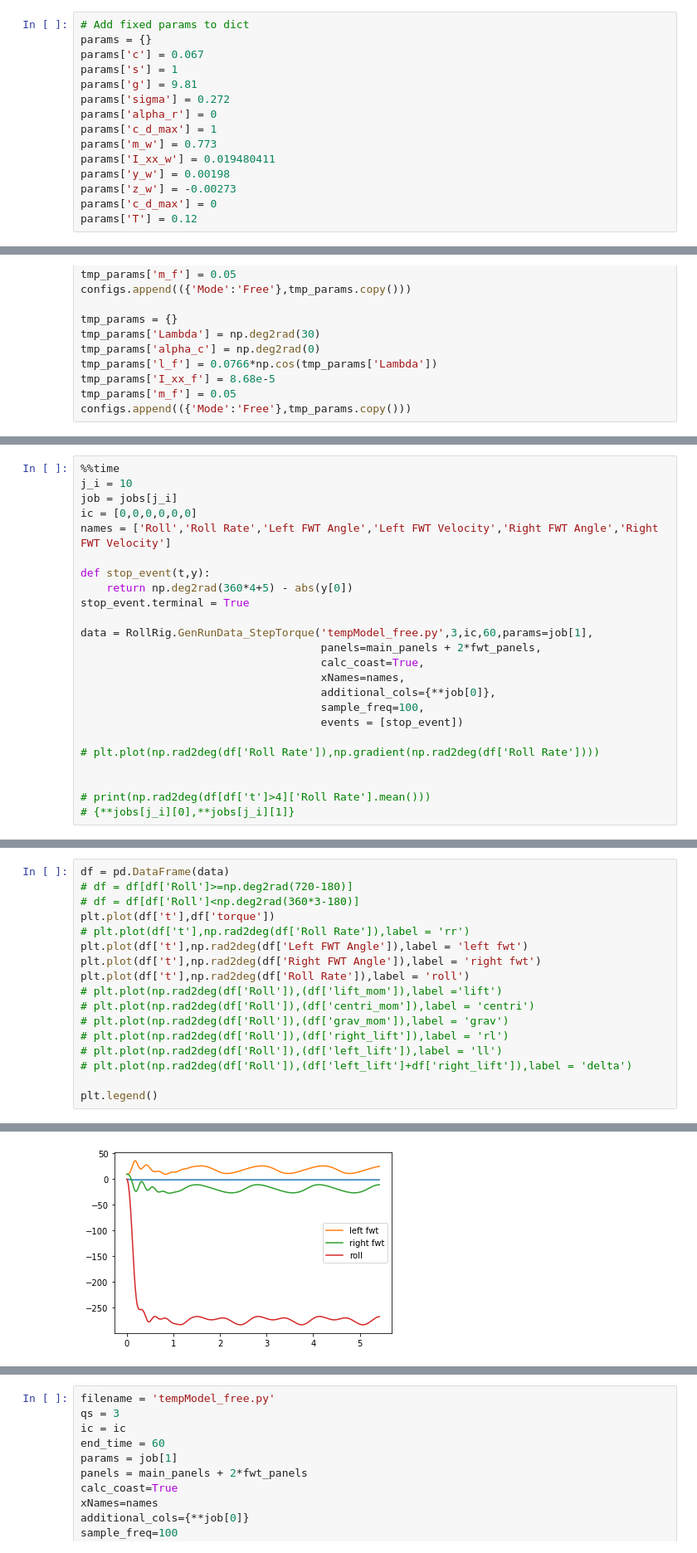
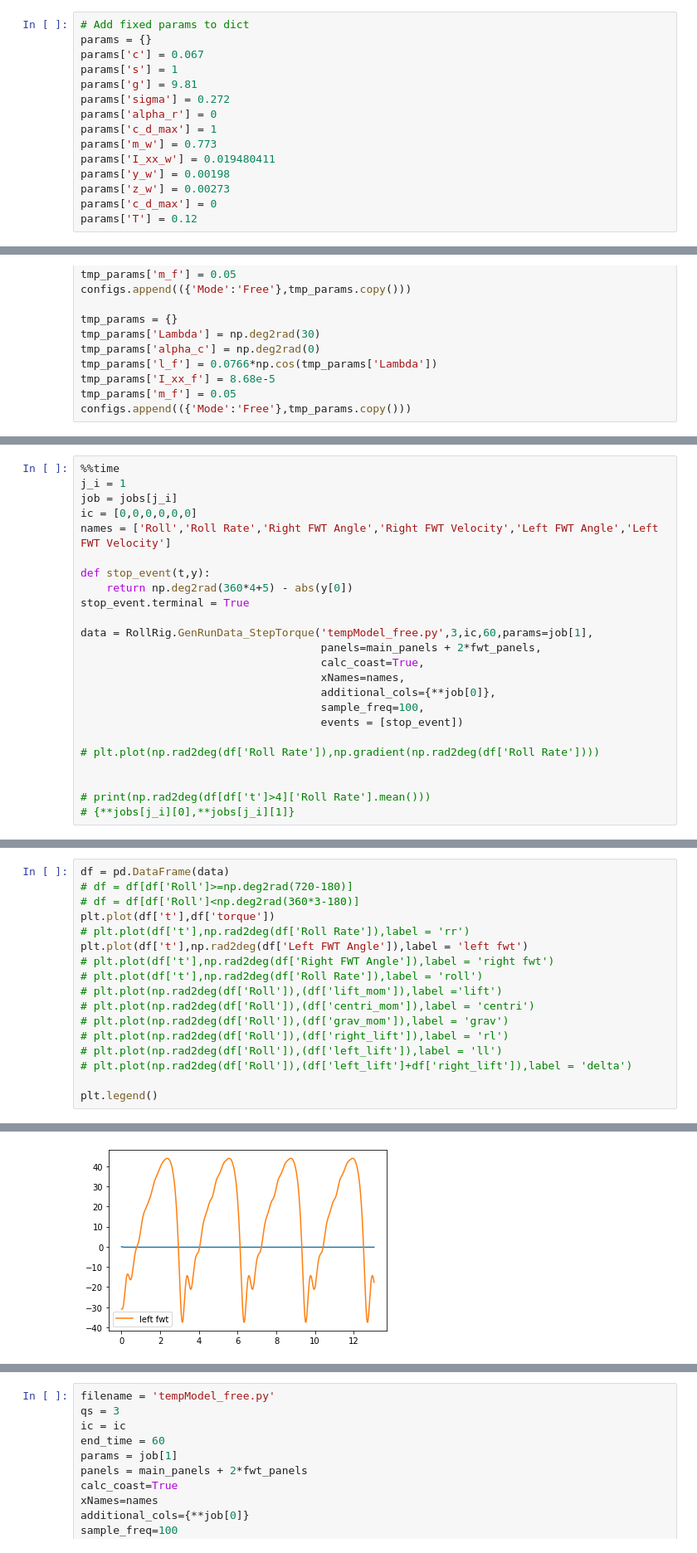
Before and after one commit to fh9g12/FwtModels, a Jupyter notebook: Workbooks/15_Rolling Rig V3/4_GenerateFreeTimeSeries.ipynb, the cells around one changed output, grey strips where cells are left out. Shown at 83% size. Drawn from its saved outputs; the diff is of its cells as text.

```diff
--- a/Workbooks/15_Rolling Rig V3/4_GenerateFreeTimeSeries.ipynb
+++ b/Workbooks/15_Rolling Rig V3/4_GenerateFreeTimeSeries.ipynb
@@ -53,7 +53,7 @@ params['c_d_max'] = 1
 params['m_w'] = 0.773
 params['I_xx_w'] = 0.019480411
 params['y_w'] = 0.00198
-params['z_w'] = -0.00273
+params['z_w'] = 0.00273
 params['c_d_max'] = 0
 params['T'] = 0.12
 # %%
@@ -167,9 +170,9 @@ jobs[10]
 # %%
 %%time
-j_i = 10
+j_i = 1
 job = jobs[j_i]
 ic = [0,0,0,0,0,0]
-names = ['Roll','Roll Rate','Left FWT Angle','Left FWT Velocity','Right FWT Angle','Right FWT Velocity']
+names = ['Roll','Roll Rate','Right FWT Angle','Right FWT Velocity','Left FWT Angle','Left FWT Velocity']
 
 def stop_event(t,y):
     return np.deg2rad(360*4+5) - abs(y[0])
@@ -194,20 +197,20 @@ Wall time: 3.15 s
 # %%
 df = pd.DataFrame(data)
 # df = df[df['Roll']>=np.deg2rad(720-180)]
 # df = df[df['Roll']<np.deg2rad(360*3-180)]
 plt.plot(df['t'],df['torque'])
 # plt.plot(df['t'],np.rad2deg(df['Roll Rate']),label = 'rr')
 plt.plot(df['t'],np.rad2deg(df['Left FWT Angle']),label = 'left fwt')
-plt.plot(df['t'],np.rad2deg(df['Right FWT Angle']),label = 'right fwt')
-plt.plot(df['t'],np.rad2deg(df['Roll Rate']),label = 'roll')
+# plt.plot(df['t'],np.rad2deg(df['Right FWT Angle']),label = 'right fwt')
+# plt.plot(df['t'],np.rad2deg(df['Roll Rate']),label = 'roll')
 # plt.plot(np.rad2deg(df['Roll']),(df['lift_mom']),label ='lift')
 # plt.plot(np.rad2deg(df['Roll']),(df['centri_mom']),label = 'centri')
 # plt.plot(np.rad2deg(df['Roll']),(df['grav_mom']),label = 'grav')
 # plt.plot(np.rad2deg(df['Roll']),(df['right_lift']),label = 'rl')
 # plt.plot(np.rad2deg(df['Roll']),(df['left_lift']),label = 'll')
 # plt.plot(np.rad2deg(df['Roll']),(df['left_lift']+df['right_lift']),label = 'delta')
 
 plt.legend()
 # %% [output]
 <matplotlib.legend.Legend at 0x...>
-[figure, old version]
+[figure, new version]
```
Also changed, not shown: parts of 10 cells of this notebook, 8 other files.
